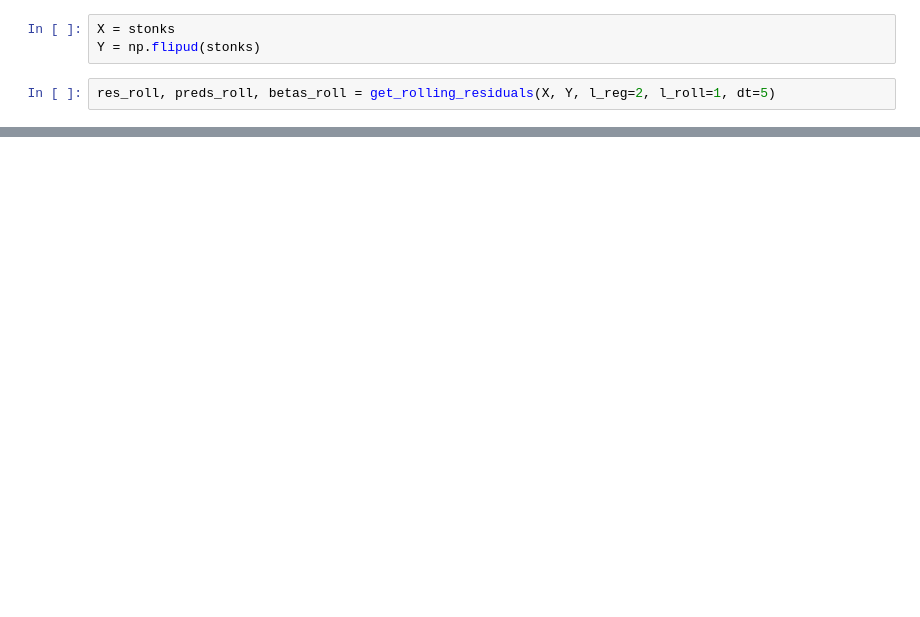
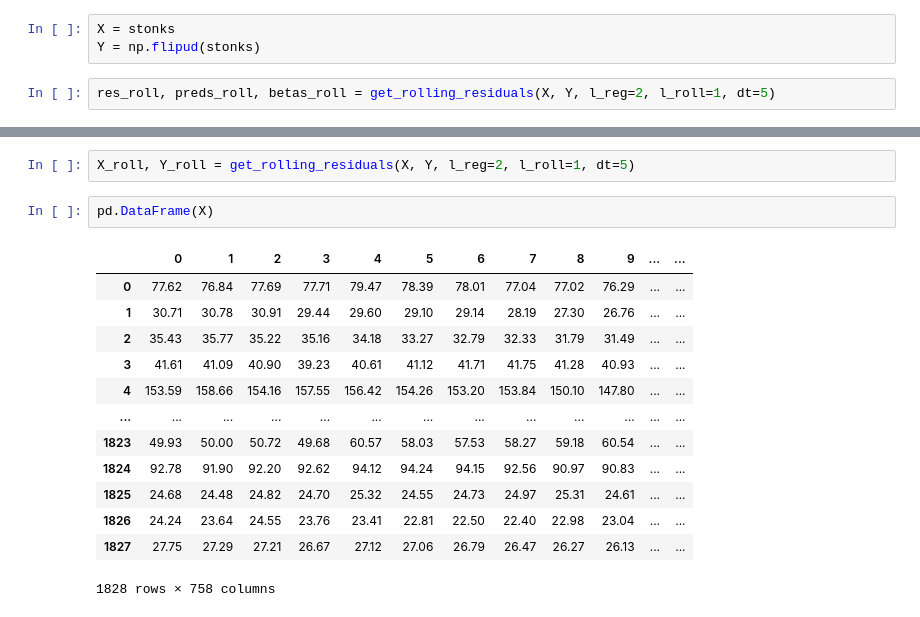
Before and after one commit to DomStan/stonk-rank, a Jupyter notebook: stonks_notebook.ipynb, the cells around one changed output, grey strips where cells are left out. Cells and saved outputs as stored; diff of their text form; blank space fills up the shorter version.

Commit message:
finished rolling window residuals function and testing

```diff
--- a/stonks_notebook.ipynb
+++ b/stonks_notebook.ipynb
@@ -315,0 +402,18 @@ res_roll.shape
+# %%
+X_roll, Y_roll = get_rolling_residuals(X, Y, l_reg=2, l_roll=1, dt=5)
+# %%
+pd.DataFrame(X)
+# %% [output]
+|  | 0 | 1 | 2 | 3 | 4 | 5 | 6 | 7 | 8 | 9 | ... | ... |
+| 0 | 77.62 | 76.84 | 77.69 | 77.71 | 79.47 | 78.39 | 78.01 | 77.04 | 77.02 | 76.29 | ... | ... |
+| 1 | 30.71 | 30.78 | 30.91 | 29.44 | 29.60 | 29.10 | 29.14 | 28.19 | 27.30 | 26.76 | ... | ... |
+| 2 | 35.43 | 35.77 | 35.22 | 35.16 | 34.18 | 33.27 | 32.79 | 32.33 | 31.79 | 31.49 | ... | ... |
+| 3 | 41.61 | 41.09 | 40.90 | 39.23 | 40.61 | 41.12 | 41.71 | 41.75 | 41.28 | 40.93 | ... | ... |
+| 4 | 153.59 | 158.66 | 154.16 | 157.55 | 156.42 | 154.26 | 153.20 | 153.84 | 150.10 | 147.80 | ... | ... |
+| ... | ... | ... | ... | ... | ... | ... | ... | ... | ... | ... | ... | ... |
+| 1823 | 49.93 | 50.00 | 50.72 | 49.68 | 60.57 | 58.03 | 57.53 | 58.27 | 59.18 | 60.54 | ... | ... |
+| 1824 | 92.78 | 91.90 | 92.20 | 92.62 | 94.12 | 94.24 | 94.15 | 92.56 | 90.97 | 90.83 | ... | ... |
+| 1825 | 24.68 | 24.48 | 24.82 | 24.70 | 25.32 | 24.55 | 24.73 | 24.97 | 25.31 | 24.61 | ... | ... |
+| 1826 | 24.24 | 23.64 | 24.55 | 23.76 | 23.41 | 22.81 | 22.50 | 22.40 | 22.98 | 23.04 | ... | ... |
+| 1827 | 27.75 | 27.29 | 27.21 | 26.67 | 27.12 | 27.06 | 26.79 | 26.47 | 26.27 | 26.13 | ... | ... |
+1828 rows × 758 columns
```
Also changed, not shown: parts of 30 cells of this notebook.
